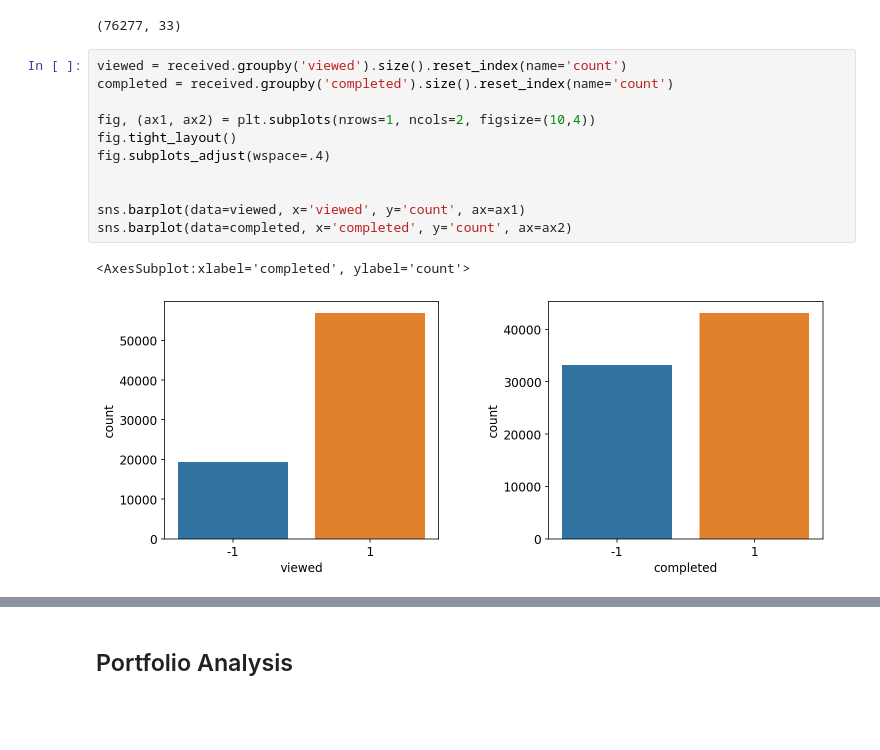
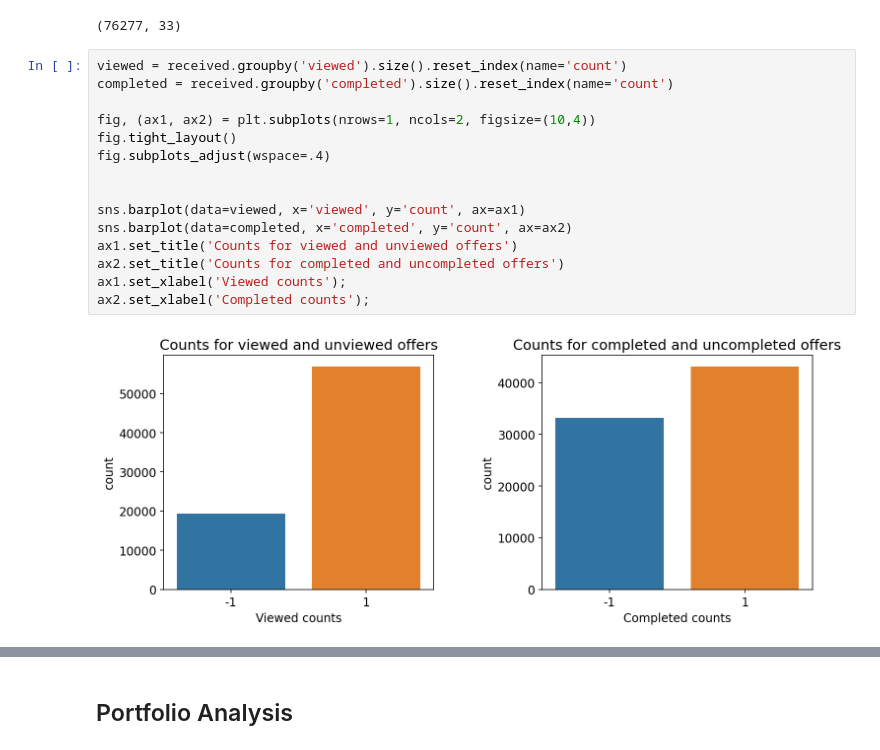
Before and after one commit to DigiData-Flo/ML-Engineer_Capstone-Project, a Jupyter notebook: Exploratory_Data_Analysis.ipynb, the cells around one changed output, grey strips where cells are left out. Saved outputs shown, nothing was run; the diff lists cells and outputs as text; blank space fills up the shorter version.

```diff
--- a/Exploratory_Data_Analysis.ipynb
+++ b/Exploratory_Data_Analysis.ipynb
@@ -44,14 +44,17 @@ received.shape
 # %%
 viewed = received.groupby('viewed').size().reset_index(name='count')
 completed = received.groupby('completed').size().reset_index(name='count')
 
 fig, (ax1, ax2) = plt.subplots(nrows=1, ncols=2, figsize=(10,4))
 fig.tight_layout()
 fig.subplots_adjust(wspace=.4)
 
 
 sns.barplot(data=viewed, x='viewed', y='count', ax=ax1)
 sns.barplot(data=completed, x='completed', y='count', ax=ax2)
+ax1.set_title('Counts for viewed and unviewed offers')
+ax2.set_title('Counts for completed and uncompleted offers')
+ax1.set_xlabel('Viewed counts');
+ax2.set_xlabel('Completed counts');
 # %% [output]
-<AxesSubplot:xlabel='completed', ylabel='count'>
-[figure, old version]
+[figure, new version]
```
Also changed, not shown: parts of 39 cells of this notebook, 11 other files.
